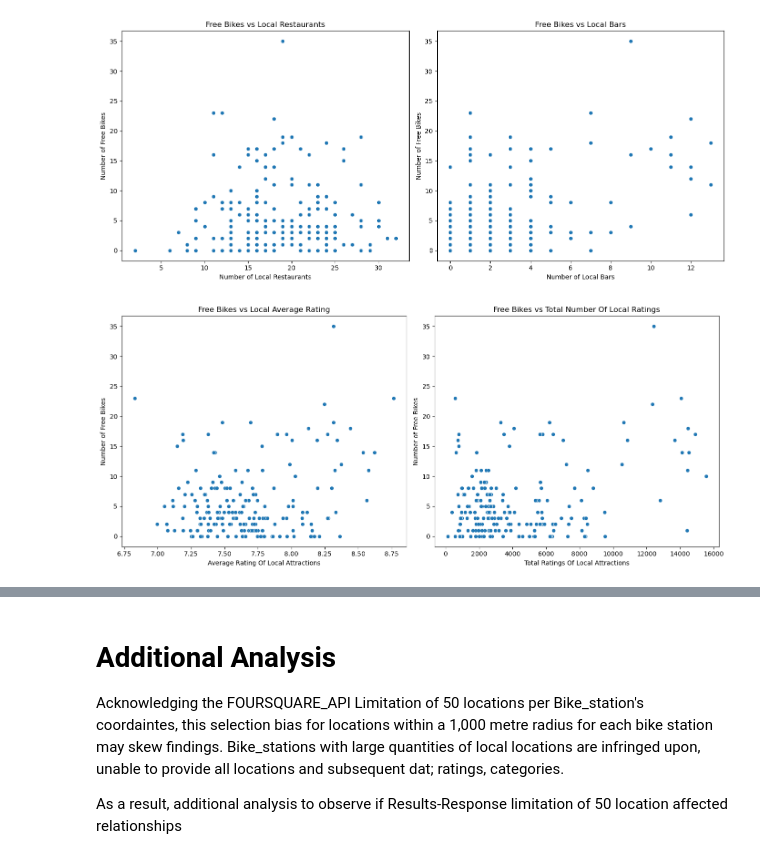
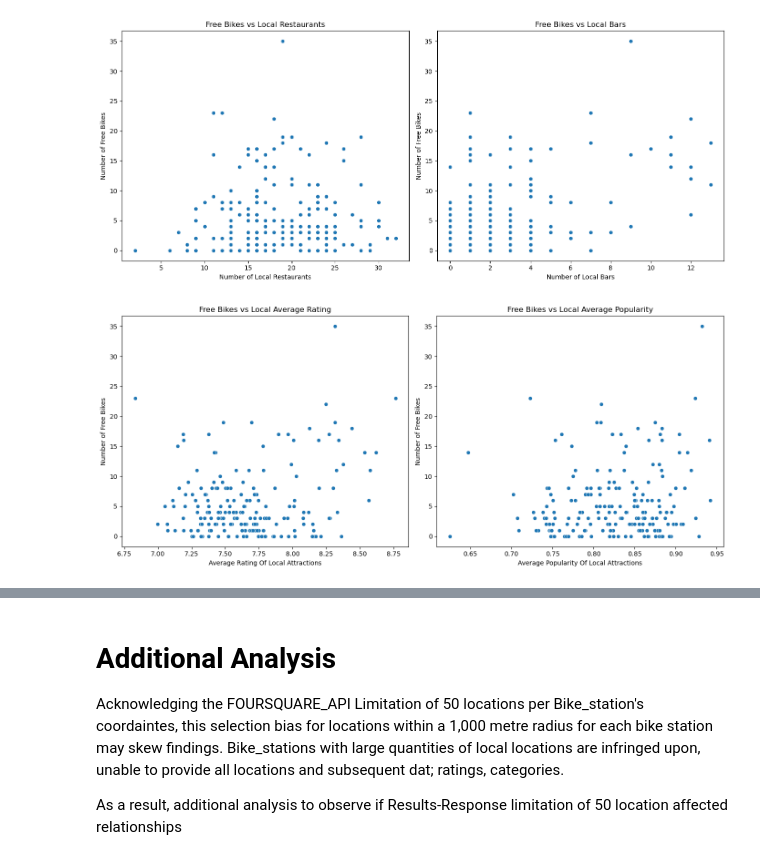
Before and after one commit to Mitch-P-Analyst/Statistical-Modelling-Project., a Jupyter notebook: notebooks/joining_data.ipynb, the cells around one changed output, grey strips where cells are left out. Drawn from its saved outputs; the diff is of its cells as text; code cells hidden in the pictures.

```diff
--- a/notebooks/joining_data.ipynb
+++ b/notebooks/joining_data.ipynb
@@ -190,7 +190,8 @@ categories_counts
 # Create new Dataframe observing ratings of locations nearby each bike_station
 EDA_bikestations = bikestations_POI.groupby(['station_id', 'free bikes','empty slots','total slots']).agg({
     'rating': 'mean',
-    'total num ratings': 'sum'
+    'total num ratings': 'sum',
+    'popularity': 'mean'
 }).reset_index()
 # %%
 # Concatenate Ratings_DF and Categories_DF for further analysis
@@ -199,7 +200,8 @@ EDA_bikestations = pd.merge(EDA_bikestations, categories_counts,on='station_id',
 EDA_bikestations.rename(columns={
     'total slots':'total bike slots',
     'rating':'average rating',
-    'total num ratings':'total ratings'
+    'total num ratings':'total ratings',
+    'popularity':'average popularity'
     },
     inplace=True)
 
@@ -288,30 +377,30 @@ freebikes_attractions_subplot_fig = freebikes_figure
 # %%
 freebikes_local_ratings, axes = plt.subplots(nrows = 1, ncols=2, figsize=(14,6))
 
 # Free Bikes Vs Average Local Ratings
 sns.scatterplot(
     data=EDA_bikestations,
     x='average rating',
     y='free bikes',
     ax=axes[0]
 )
 axes[0].set_title('Free Bikes vs Local Average Rating')
 axes[0].set_xlabel("Average Rating Of Local Attractions")
 axes[0].set_ylabel("Number of Free Bikes")
 
 # Free Bikes Vs Total Number Of Local Ratings
 sns.scatterplot(
     data=EDA_bikestations,
-    x='total ratings',
+    x='average popularity',
     y='free bikes',
     ax=axes[1]
 )
-axes[1].set_title('Free Bikes vs Total Number Of Local Ratings')
-axes[1].set_xlabel("Total Ratings Of Local Attractions")
+axes[1].set_title('Free Bikes vs Local Average Popularity')
+axes[1].set_xlabel("Average Popularity Of Local Attractions")
 axes[1].set_ylabel("Number of Free Bikes")
 
 
 plt.tight_layout()
 freebikes_rating_fig = freebikes_local_ratings
 # %% [output]
-[figure, old version]
+[figure, new version]
```
Also changed, not shown: parts of 22 cells of this notebook, 10 other files.
